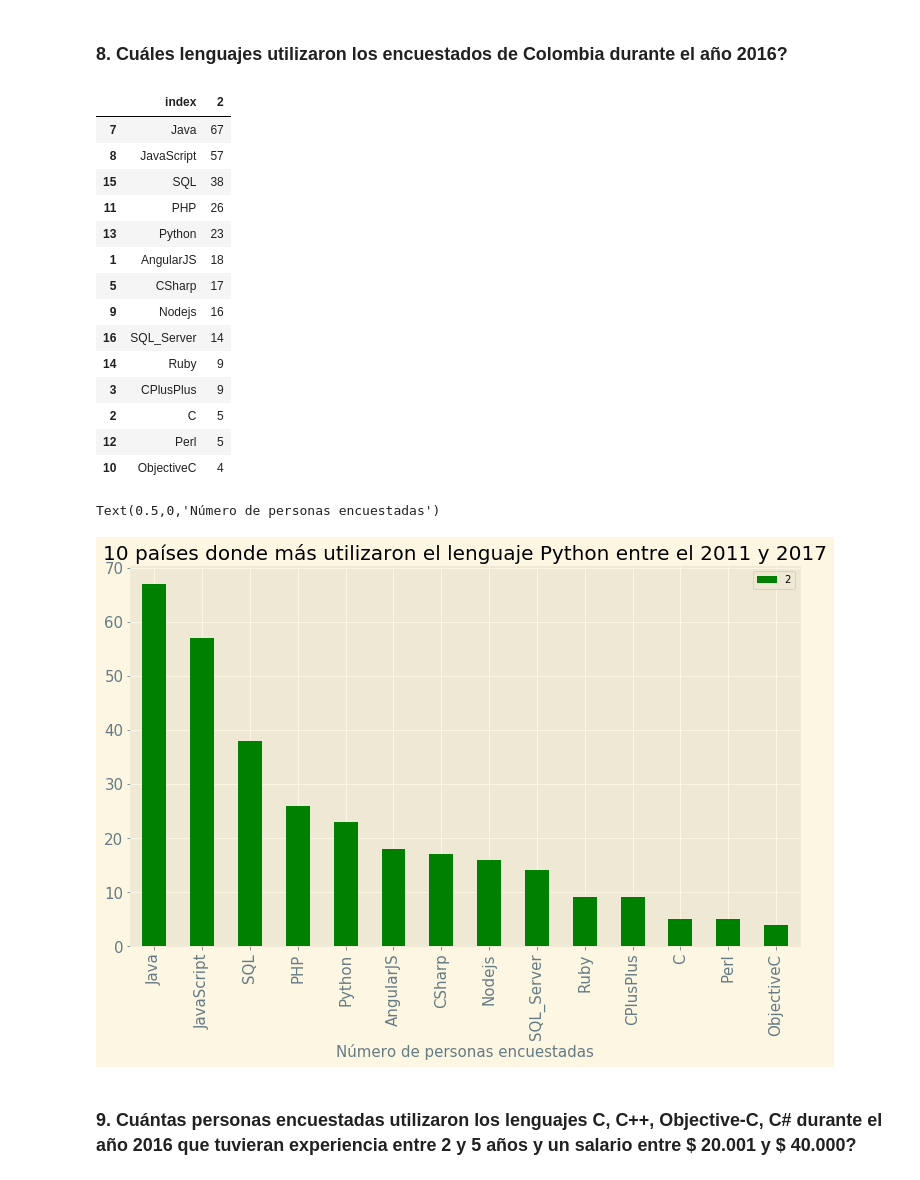
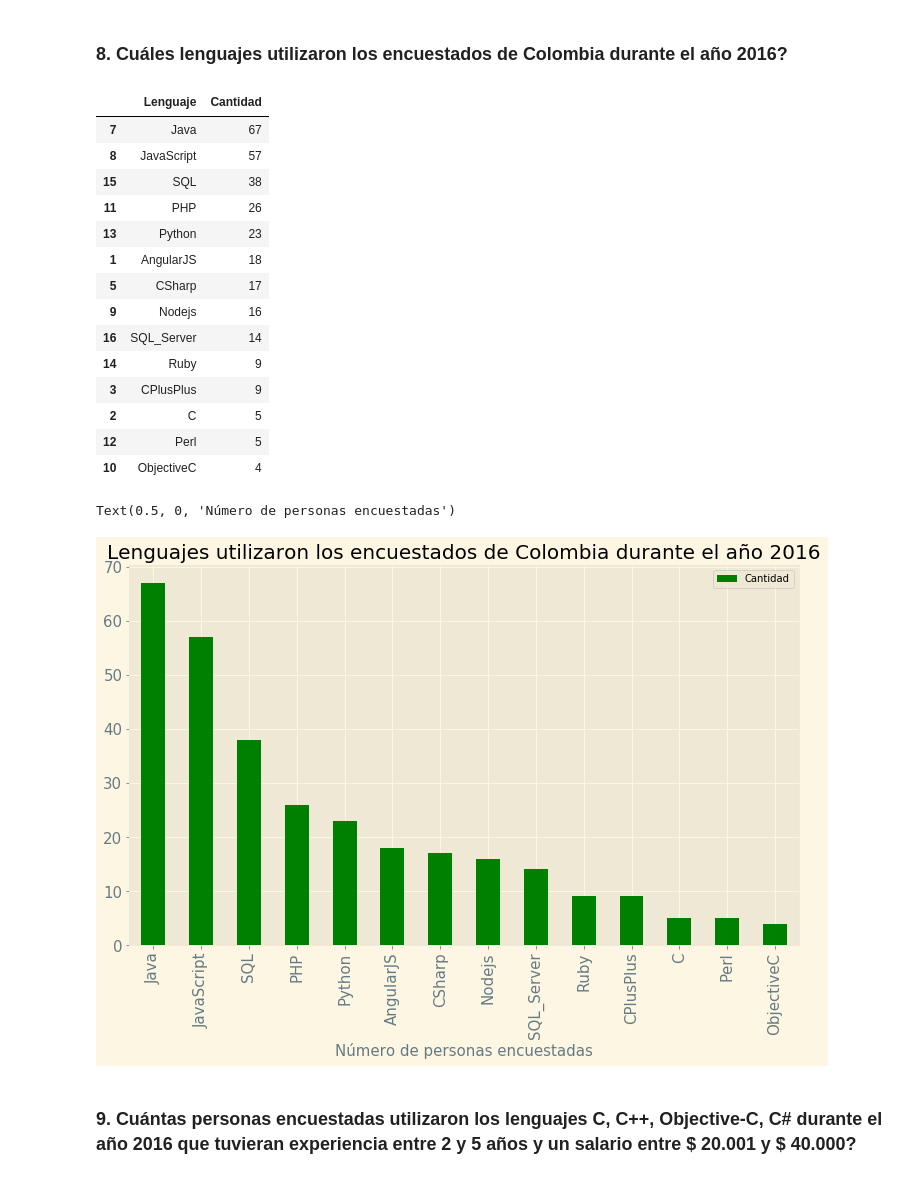
Before and after one commit to efvillar/Trabajo_Final_Bases_Datos, a Jupyter notebook: Trabajo Final Pregunta 2.ipynb, the cells around one changed output. Cells and saved outputs as stored; diff of their text form; code cells hidden in the pictures.

```diff
--- a/Trabajo Final Pregunta 2.ipynb
+++ b/Trabajo Final Pregunta 2.ipynb
@@ -15,10 +15,10 @@ import cufflinks as cf
 # %%
-data1 = pd.read_json("Total_DB.json")
-Age = pd.read_csv("Age.csv")
-Country = pd.read_csv("Country.csv")
-Experience = pd.read_csv("Experience.csv")
-Salary = pd.read_csv("Salary.csv")
-Gender = pd.read_csv("Gender.csv")
+data1 = pd.read_json(r'.\Base_Datos_Encuestas\Total_DB.json')
+Age = pd.read_csv(r'.\Base_Datos_Encuestas\Age.csv')
+Country = pd.read_csv(r'.\Base_Datos_Encuestas\Country.csv')
+Experience = pd.read_csv(r'.\Base_Datos_Encuestas\Experience.csv')
+Salary = pd.read_csv(r'.\Base_Datos_Encuestas\Salary.csv')
+Gender = pd.read_csv(r'.\Base_Datos_Encuestas\Gender.csv')
 # %%
 A = pd.merge(data1, Age, on='Id_Age', how='left') #Unión del DataFrame principal con las descripciones de los campos
 B = pd.merge(A, Country, on='Id_Country', how='left')
@@ -186,9 +186,14 @@ Text(0.5,0,'Número de personas encuestadas')
 # %%
 dataset4 = data[['Year','Des_Country','AngularJS','C', 'CPlusPlus','CSS','CSharp','HTML5','Java','JavaScript','Nodejs','ObjectiveC','PHP','Perl','Python','Ruby','SQL','SQL_Server','TypeScript','jQuery']]
 Colombia = dataset4[dataset4["Des_Country"] == 'Colombia'].groupby(['Year']).count().drop(["Des_Country"], axis=1).reset_index().loc[[2]].T.reset_index().drop([0],axis=0).sort_values(2,ascending = False).head(14)
+Colombia.rename(columns={'index':'Lenguaje',
+                          2:'Cantidad'
+                          },
+                 inplace=True)
+
 Colombia
 # %% [output]
-|  | index | 2 |
+|  | Lenguaje | Cantidad |
 | 7 | Java | 67 |
 | 8 | JavaScript | 57 |
 | 15 | SQL | 38 |
@@ -205,12 +210,12 @@ Colombia
 | 10 | ObjectiveC | 4 |
 # %%
 plt.style.use('Solarize_Light2')
-Colombia.plot.bar(x = "index", y = 2,figsize=(12,7),fontsize=15, color= 'green');
-plt.title('10 países donde más utilizaron el lenguaje Python entre el 2011 y 2017',fontsize=20)
+Colombia.plot.bar(x = "Lenguaje", y = "Cantidad",figsize=(12,7),fontsize=15, color= 'green');
+plt.title('Lenguajes utilizaron los encuestados de Colombia durante el año 2016',fontsize=20)
 plt.xlabel("Número de personas encuestadas", fontsize=15)
 # %% [output]
-Text(0.5,0,'Número de personas encuestadas')
+Text(0.5, 0, 'Número de personas encuestadas')
-[figure, old version]
+[figure, new version]
 # %% [markdown]
 ### 9. Cuántas personas encuestadas utilizaron los lenguajes C, C++, Objective-C, C# durante el año 2016 que tuvieran experiencia entre 2 y 5 años y un salario entre \$ 20.001 y \$ 40.000?
 # %%
```
Also changed, not shown: parts of 10 cells of this notebook.
